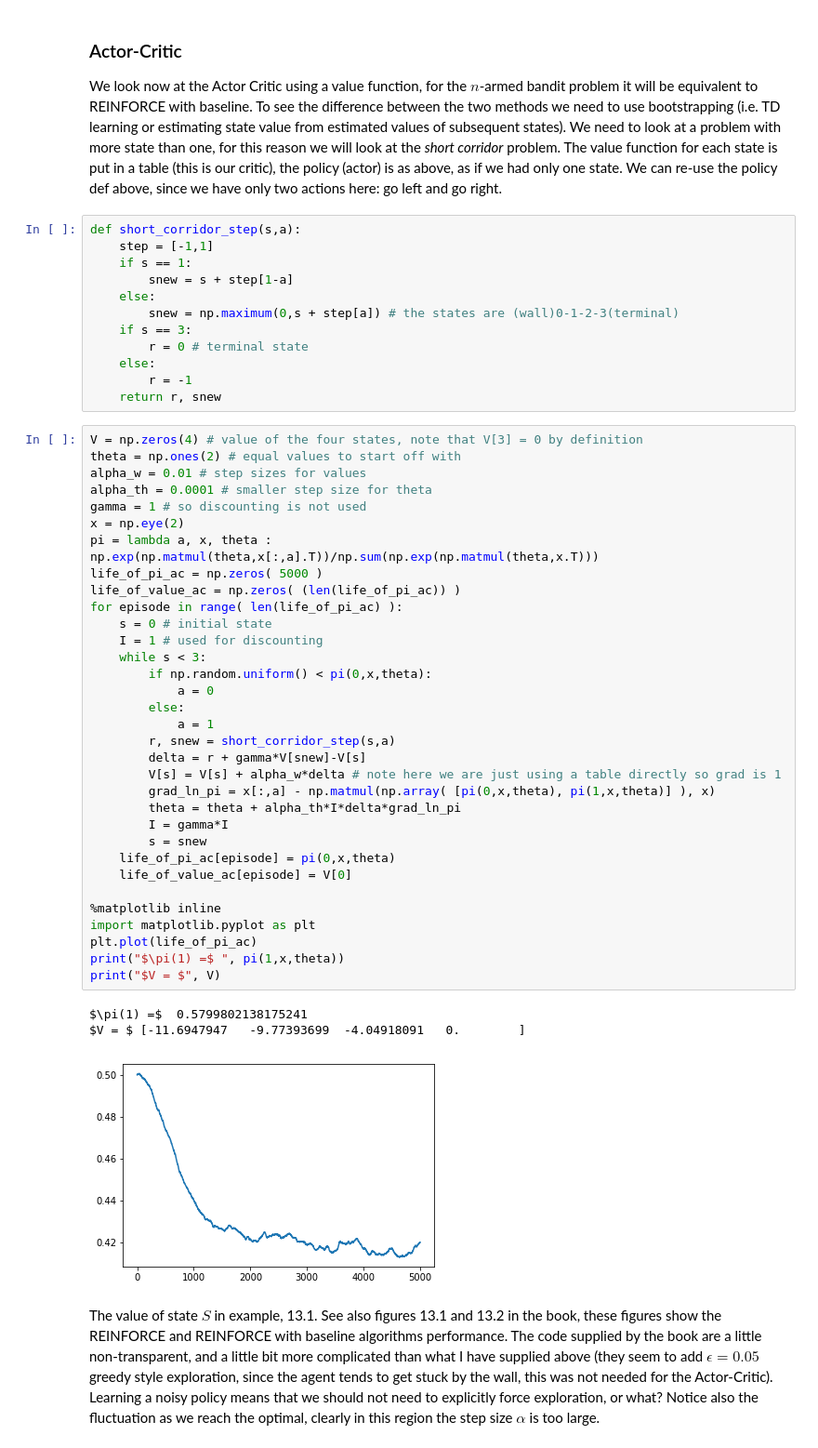
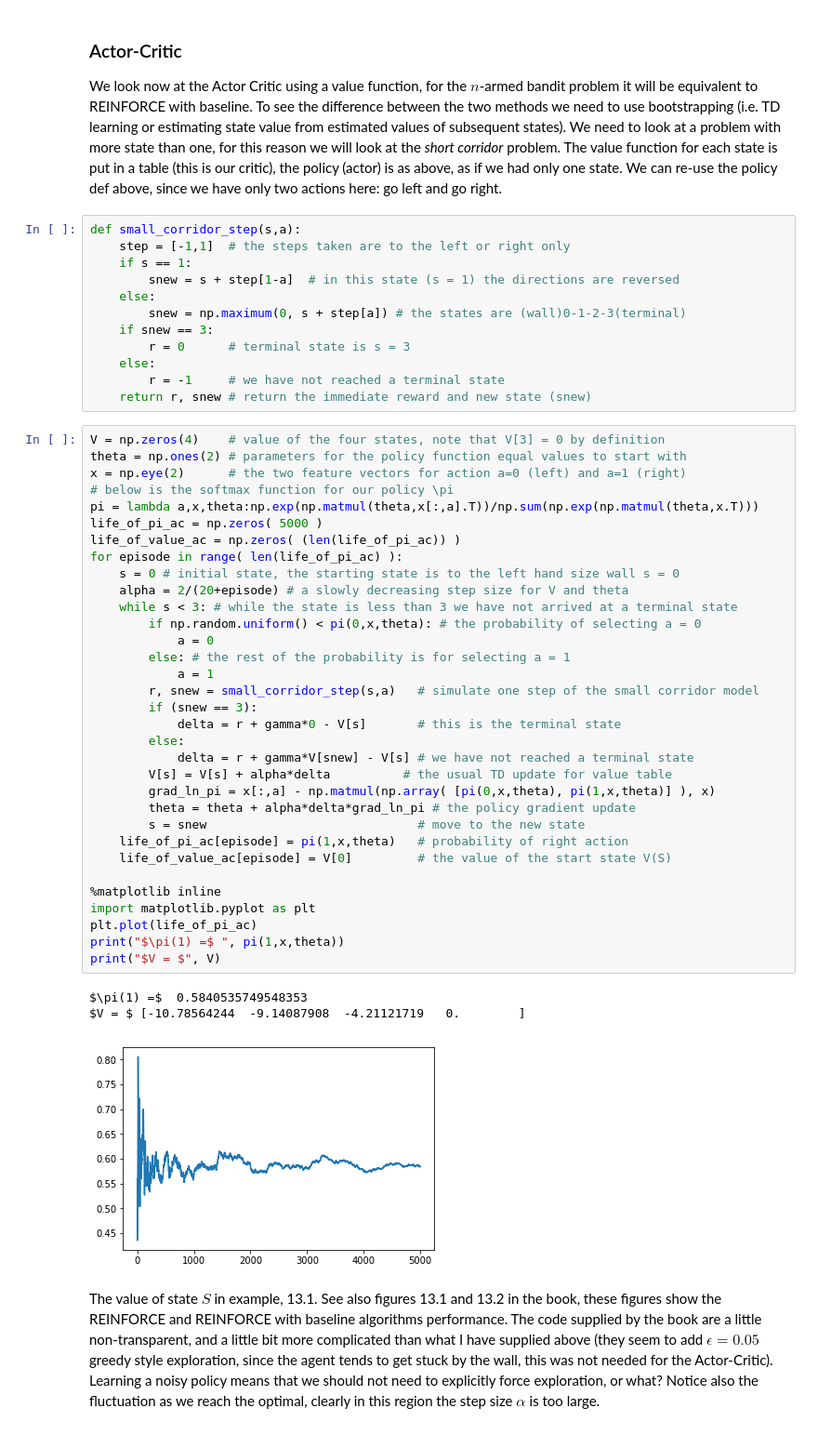
Before and after one commit to tprunarsson/Reiknigreind2018, a Jupyter notebook: pg.ipynb, the cells around one changed output. Shown at 93% size. Cells and saved outputs as stored; diff of their text form.

```diff
--- a/pg.ipynb
+++ b/pg.ipynb
@@ -172,54 +172,54 @@ plt.show()
 ### Actor-Critic
 We look now at the Actor Critic using a value function, for the $n$-armed bandit problem it will be equivalent to REINFORCE with baseline. To see the difference between the two methods we need to use bootstrapping (i.e. TD learning or estimating state value from estimated values of subsequent states). We need to look at a problem with more state than one, for this reason we will look at the *short corridor* problem. The value function for each state is put in a table (this is our critic), the policy (actor) is as above, as if we had only one state. We can re-use the policy def above, since we have only two actions here: go left and go right.
 # %%
-def short_corridor_step(s,a):
-    step = [-1,1]
+def small_corridor_step(s,a):
+    step = [-1,1]  # the steps taken are to the left or right only
     if s == 1:
-        snew = s + step[1-a]
+        snew = s + step[1-a]  # in this state (s = 1) the directions are reversed
     else:
-        snew = np.maximum(0,s + step[a]) # the states are (wall)0-1-2-3(terminal)
-    if s == 3:
-        r = 0 # terminal state
+        snew = np.maximum(0, s + step[a]) # the states are (wall)0-1-2-3(terminal)
+    if snew == 3:
+        r = 0      # terminal state is s = 3
     else:
-        r = -1
-    return r, snew
+        r = -1     # we have not reached a terminal state
+    return r, snew # return the immediate reward and new state (snew)
 # %%
-V = np.zeros(4) # value of the four states, note that V[3] = 0 by definition
-theta = np.ones(2) # equal values to start off with
-alpha_w = 0.01 # step sizes for values
-alpha_th = 0.0001 # smaller step size for theta
-gamma = 1 # so discounting is not used
-x = np.eye(2)
-pi = lambda a, x, theta : np.exp(np.matmul(theta,x[:,a].T))/np.sum(np.exp(np.matmul(theta,x.T)))
+V = np.zeros(4)    # value of the four states, note that V[3] = 0 by definition
+theta = np.ones(2) # parameters for the policy function equal values to start with
+x = np.eye(2)      # the two feature vectors for action a=0 (left) and a=1 (right)
+# below is the softmax function for our policy \pi
+pi = lambda a,x,theta:np.exp(np.matmul(theta,x[:,a].T))/np.sum(np.exp(np.matmul(theta,x.T)))
 life_of_pi_ac = np.zeros( 5000 )
 life_of_value_ac = np.zeros( (len(life_of_pi_ac)) )
 for episode in range( len(life_of_pi_ac) ):
-    s = 0 # initial state
-    I = 1 # used for discounting
-    while s < 3:
-        if np.random.uniform() < pi(0,x,theta):
+    s = 0 # initial state, the starting state is to the left hand size wall s = 0
+    alpha = 2/(20+episode) # a slowly decreasing step size for V and theta
+    while s < 3: # while the state is less than 3 we have not arrived at a terminal state
+        if np.random.uniform() < pi(0,x,theta): # the probability of selecting a = 0
             a = 0
+        else: # the rest of the probability is for selecting a = 1
+            a = 1
+        r, snew = small_corridor_step(s,a)   # simulate one step of the small corridor model
+        if (snew == 3):
+            delta = r + gamma*0 - V[s]       # this is the terminal state
         else:
-            a = 1
-        r, snew = short_corridor_step(s,a)
-        delta = r + gamma*V[snew]-V[s]
-        V[s] = V[s] + alpha_w*delta # note here we are just using a table directly so grad is 1
+            delta = r + gamma*V[snew] - V[s] # we have not reached a terminal state
+        V[s] = V[s] + alpha*delta          # the usual TD update for value table
         grad_ln_pi = x[:,a] - np.matmul(np.array( [pi(0,x,theta), pi(1,x,theta)] ), x)
-        theta = theta + alpha_th*I*delta*grad_ln_pi
-        I = gamma*I
-        s = snew
-    life_of_pi_ac[episode] = pi(0,x,theta)
-    life_of_value_ac[episode] = V[0]
+        theta = theta + alpha*delta*grad_ln_pi # the policy gradient update
+        s = snew                             # move to the new state
+    life_of_pi_ac[episode] = pi(1,x,theta)   # probability of right action
+    life_of_value_ac[episode] = V[0]         # the value of the start state V(S)
 
 %matplotlib inline
 import matplotlib.pyplot as plt
 plt.plot(life_of_pi_ac)
 print("$\pi(1) =$ ", pi(1,x,theta))
 print("$V = $", V)
 # %% [output]
-$\pi(1) =$  0.5799802138175241
-$V = $ [-11.6947947   -9.77393699  -4.04918091   0.        ]
+$\pi(1) =$  0.5840535749548353
+$V = $ [-10.78564244  -9.14087908  -4.21121719   0.        ]
-[figure, old version]
+[figure, new version]
 # %% [markdown]
 The value of state $S$ in example, 13.1. See also figures 13.1 and 13.2 in the book, these figures show the REINFORCE and REINFORCE with baseline algorithms performance. The code supplied by the book are a little non-transparent, and a little bit more complicated than what I have supplied above (they seem to add $\epsilon=0.05$ greedy style exploration, since the agent tends to get stuck by the wall, this was not needed for the Actor-Critic). Learning a noisy policy means that we should not need to explicitly force exploration, or what? Notice also the fluctuation as we reach the optimal, clearly in this region the step size $\alpha$ is too large.
 # %%
```
Also changed, not shown: parts of 5 cells of this notebook.
